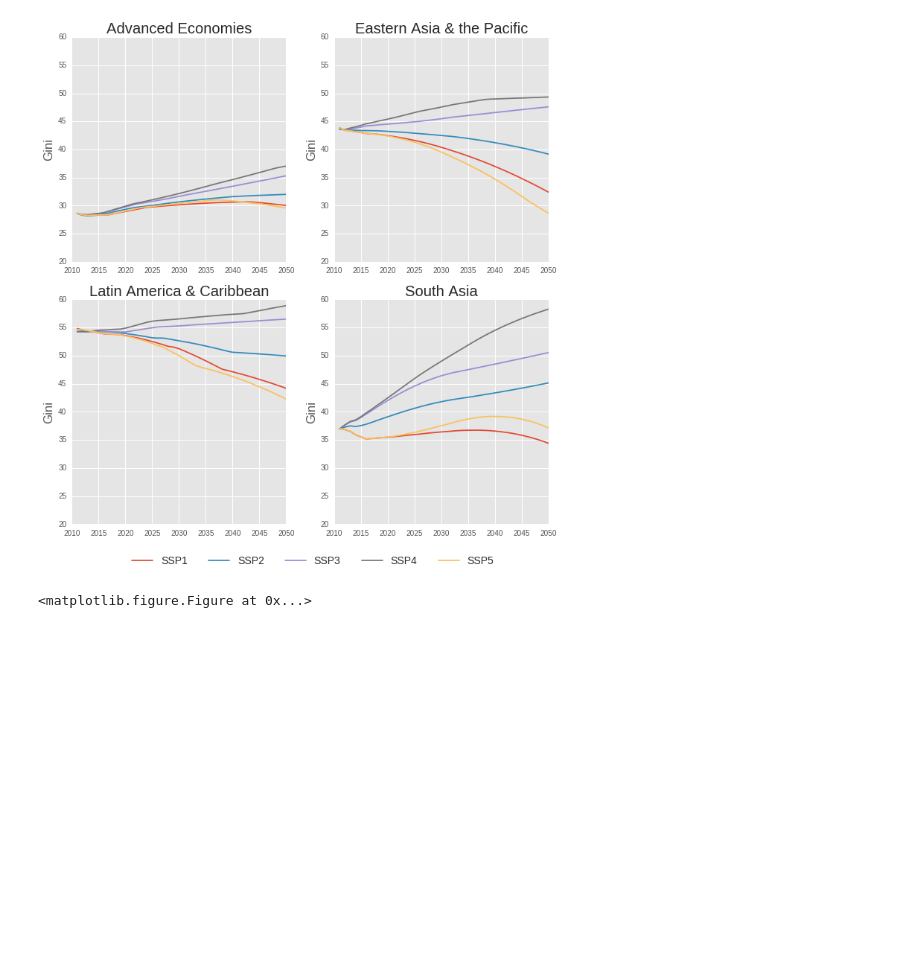
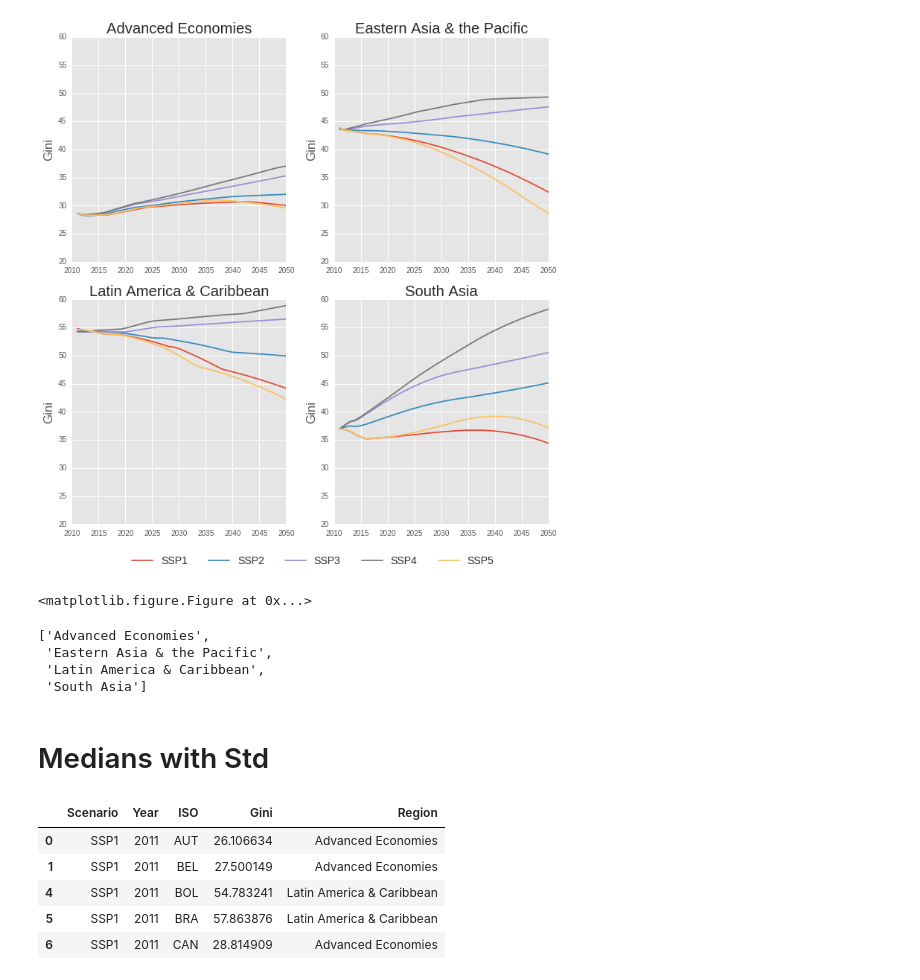
Before and after one commit to gidden/gini_projections_rao_2018, a Jupyter notebook: si_plots.ipynb, the cells around one changed output. Saved outputs shown, nothing was run; the diff lists cells and outputs as text; code cells hidden in the pictures; blank space fills up the shorter version.

```diff
--- a/si_plots.ipynb
+++ b/si_plots.ipynb
@@ -192,3 +221,22 @@ plt.clf()
 # %% [output]
 [figure]
 <matplotlib.figure.Figure at 0x...>
+# %%
+mregions
+# %% [output]
+['Advanced Economies',
+ 'Eastern Asia & the Pacific',
+ 'Latin America & Caribbean',
+ 'South Asia']
+# %% [markdown]
+# Medians with Std
+# %%
+mdf.head()
+std =
+# %% [output]
+|  | Scenario | Year | ISO | Gini | Region |
+| 0 | SSP1 | 2011 | AUT | 26.106634 | Advanced Economies |
+| 1 | SSP1 | 2011 | BEL | 27.500149 | Advanced Economies |
+| 4 | SSP1 | 2011 | BOL | 54.783241 | Latin America & Caribbean |
+| 5 | SSP1 | 2011 | BRA | 57.863876 | Latin America & Caribbean |
+| 6 | SSP1 | 2011 | CAN | 28.814909 | Advanced Economies |
```
Also changed, not shown: parts of 3 cells of this notebook, 4 other files.
